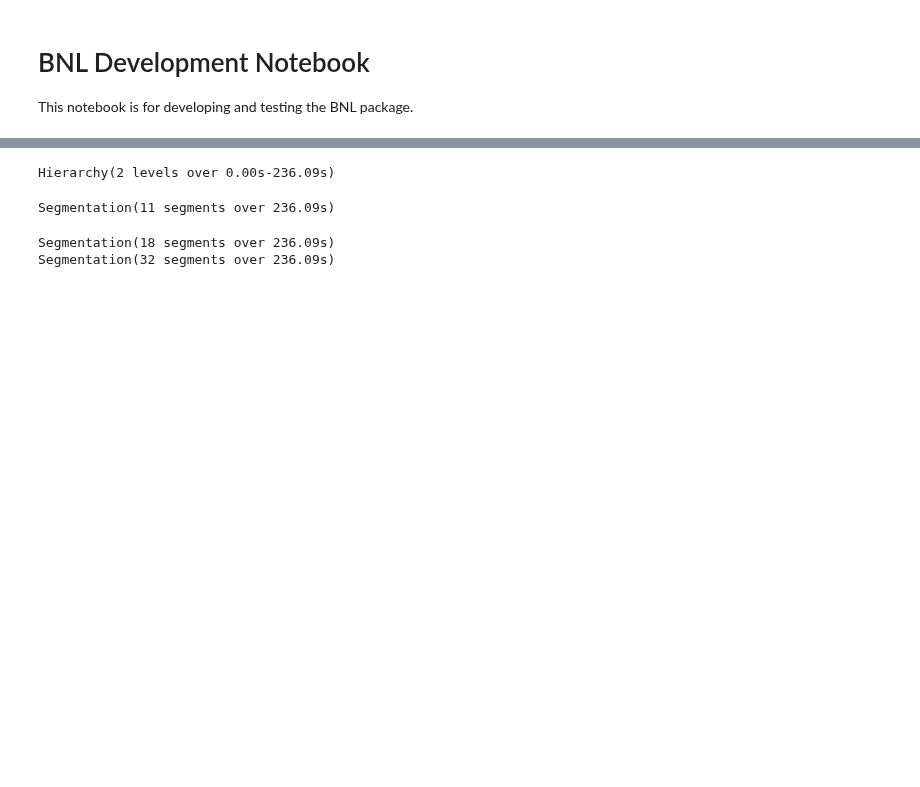
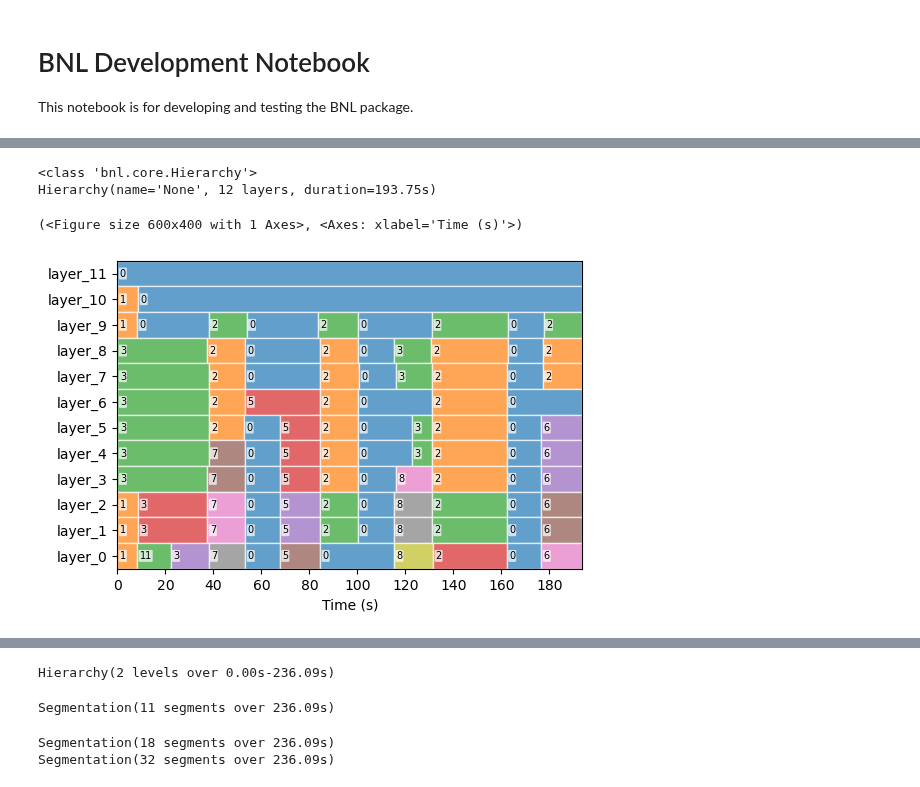
Before and after one commit to tomxi/bnl, a Jupyter notebook: notebooks/development.ipynb, the cells around one changed output, grey strips where cells are left out. Saved outputs shown, nothing was run; the diff lists cells and outputs as text; code cells hidden in the pictures; blank space fills up the shorter version.

```diff
--- a/notebooks/development.ipynb
+++ b/notebooks/development.ipynb
@@ -42,0 +19,17 @@ SyntaxError: invalid syntax (2238344075.py, line 1)
+# %%
+## let's get an estimate hierarchy for a track:
+# WIP this API should be better.
+slm_ds = bnl.data.Dataset(manifest_path="~/data/salami/metadata.csv")
+track = slm_ds[776]
+est = track.load_annotation("adobe-mu1gamma9")
+# %%
+print(type(est))
+print(est)
+# %% [output]
+<class 'bnl.core.Hierarchy'>
+Hierarchy(name='None', 12 layers, duration=193.75s)
+# %%
+est.plot2()
+# %% [output]
+(<Figure size 600x400 with 1 Axes>, <Axes: xlabel='Time (s)'>)
+[figure, added]
```
Also changed, not shown: parts of 21 cells of this notebook, 14 other files.
